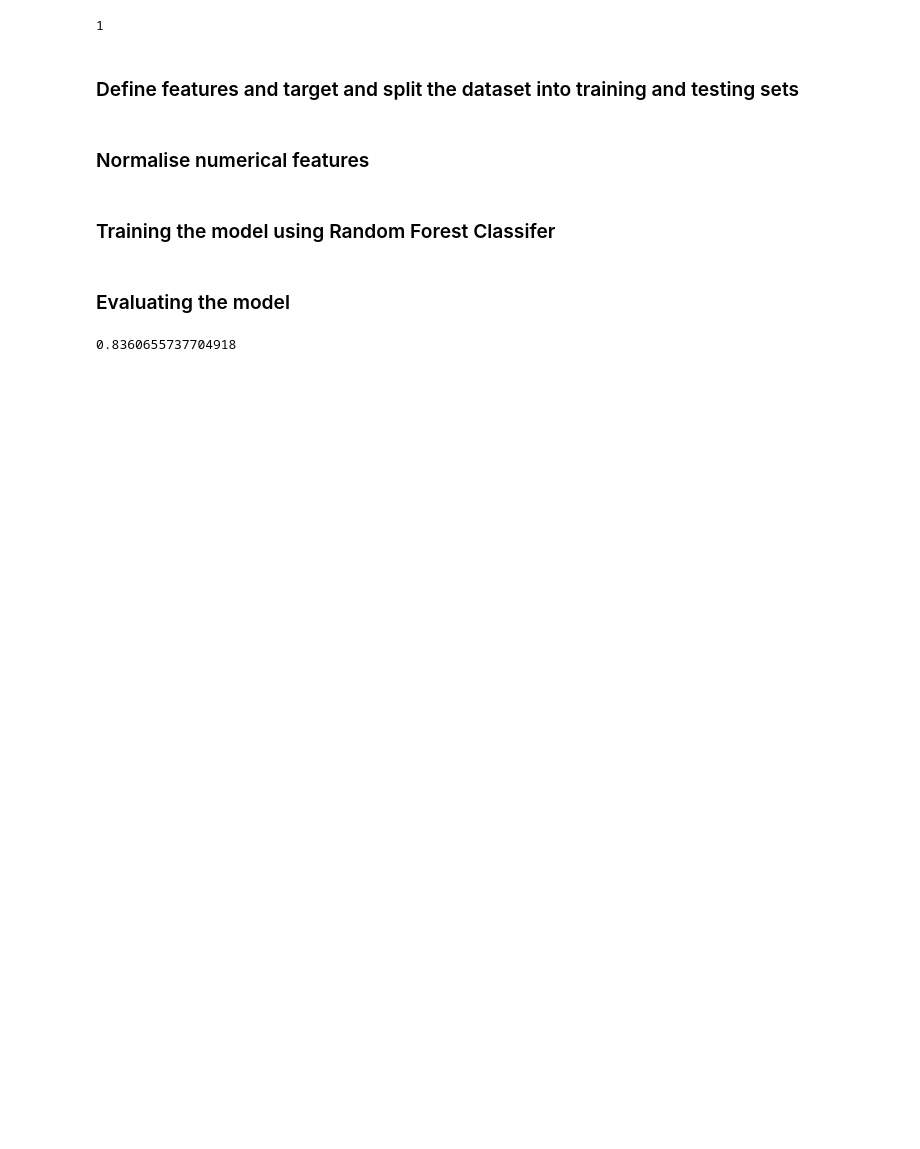
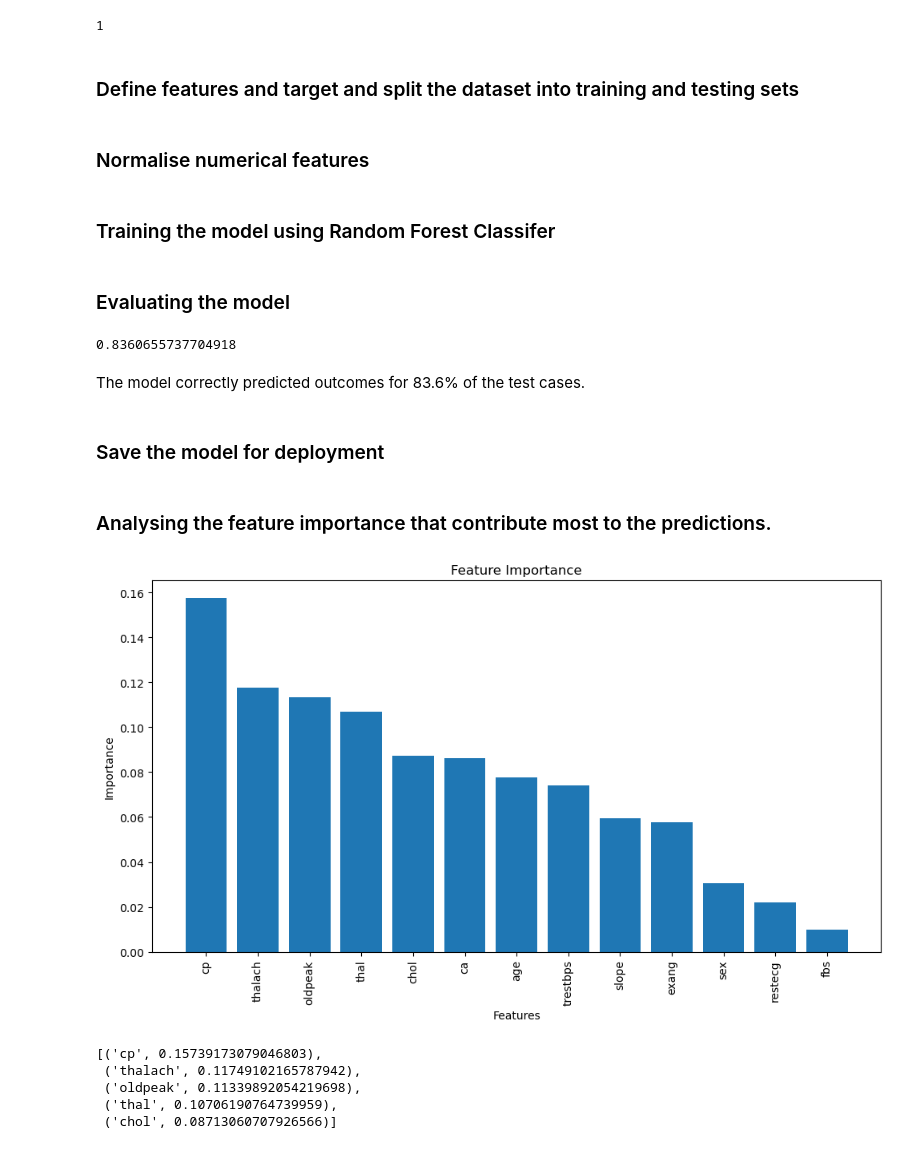
Before and after one commit to amadasunese/disease_prediction, a Jupyter notebook: predict_model.ipynb, the cells around one changed output. Saved outputs shown, nothing was run; the diff lists cells and outputs as text; code cells hidden in the pictures; blank space fills up the shorter version.

```diff
--- a/predict_model.ipynb
+++ b/predict_model.ipynb
@@ -112,3 +118,7 @@ accuracy = accuracy_score(y_test, y_pred)
 accuracy
 # %% [output]
 0.8360655737704918
+# %% [markdown]
+The model correctly predicted outcomes for 83.6% of the test cases.
+# %% [markdown]
+### Save the model for deployment
@@ -114,0 +132,34 @@ accuracy
+# %% [markdown]
+### Analysing the feature importance that contribute most to the predictions.
+# %%
+# Analyzing feature importance
+
+
+
+# Get feature importances from the Random Forest model
+feature_importances = model.feature_importances_
+feature_names = X.columns
+
+# Sort feature importances in descending order
+sorted_indices = np.argsort(feature_importances)[::-1]
+
+# Plot the feature importances
+plt.figure(figsize=(10, 6))
+plt.bar(range(len(feature_importances)), feature_importances[sorted_indices], align="center")
+plt.xticks(range(len(feature_importances)), feature_names[sorted_indices], rotation=90)
+plt.title("Feature Importance")
+plt.xlabel("Features")
+plt.ylabel("Importance")
+plt.tight_layout()
+plt.show()
+
+# List top 5 important features
+top_features = [(feature_names[i], feature_importances[i]) for i in sorted_indices[:5]]
+top_features
+# %% [output]
+[figure, added]
+[('cp', 0.15739173079046803),
+ ('thalach', 0.11749102165787942),
+ ('oldpeak', 0.11339892054219698),
+ ('thal', 0.10706190764739959),
+ ('chol', 0.08713060707926566)]
```
Also changed, not shown: parts of 8 cells of this notebook, 4 other files.
